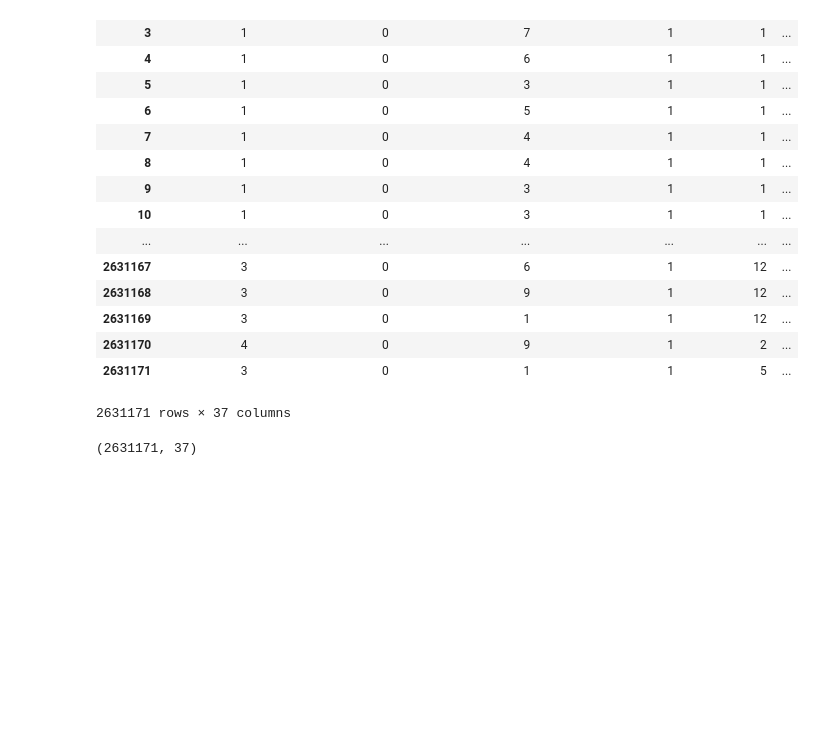
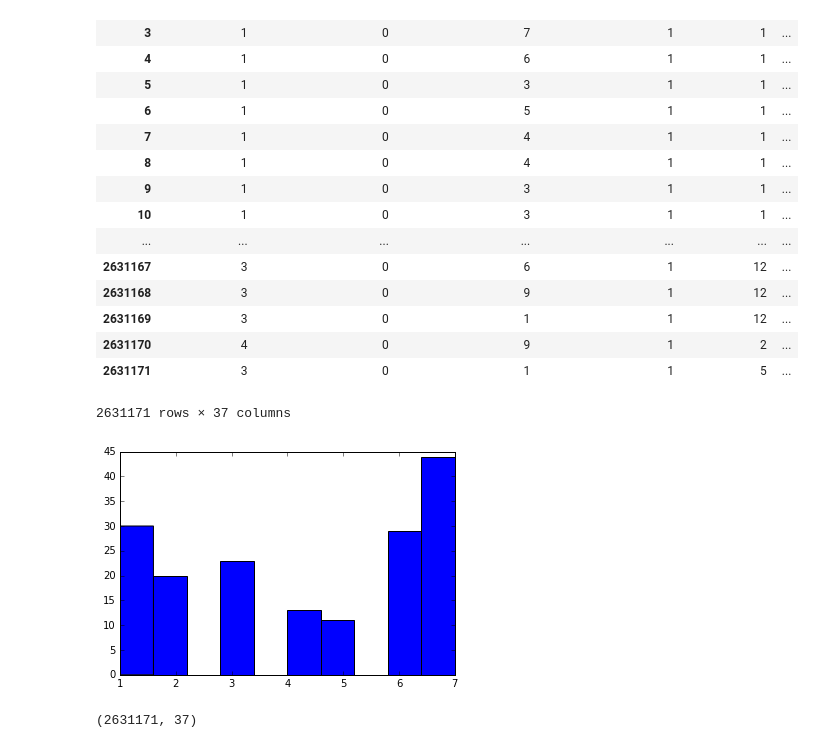
Before and after one commit to eugeniashurko/how-you-gonna-die, a Jupyter notebook: Data_preprocessing.ipynb, the cells around one changed output. Saved outputs shown, nothing was run; the diff lists cells and outputs as text; code cells hidden in the pictures; blank space fills up the shorter version.

Commit message:
Data preprocessing modified

```diff
--- a/Data_preprocessing.ipynb
+++ b/Data_preprocessing.ipynb
@@ -79,6 +78,18 @@ pd_data
 | 2631170 | 4 | 0 | 9 | 1 | 2 | ... |
 | 2631171 | 3 | 0 | 1 | 1 | 5 | ... |
 2631171 rows × 37 columns
+# %%
+# activity_code = pd_data.ActivityCode[(pd_data.ActivityCode != 99) & (pd_data.ActivityCode != 9)]
+# day_of_week = pd_data.DayOfWeekOfDeath[(pd_data.ActivityCode != 99) & (pd_data.ActivityCode != 9)]
+
+activity_code = pd_data.ActivityCode[(pd_data.ActivityCode == 1)]
+day_of_week = pd_data.DayOfWeekOfDeath[(pd_data.ActivityCode == 1)]
+# %%
+plt.hist(day_of_week)
+plt.title("Distribution of day of week of death for death during ")
+plt.show()
+# %% [output]
+[figure, added]
 # %%
 pd_data.shape
 # %% [output]
```
Also changed, not shown: parts of 7 cells of this notebook.
